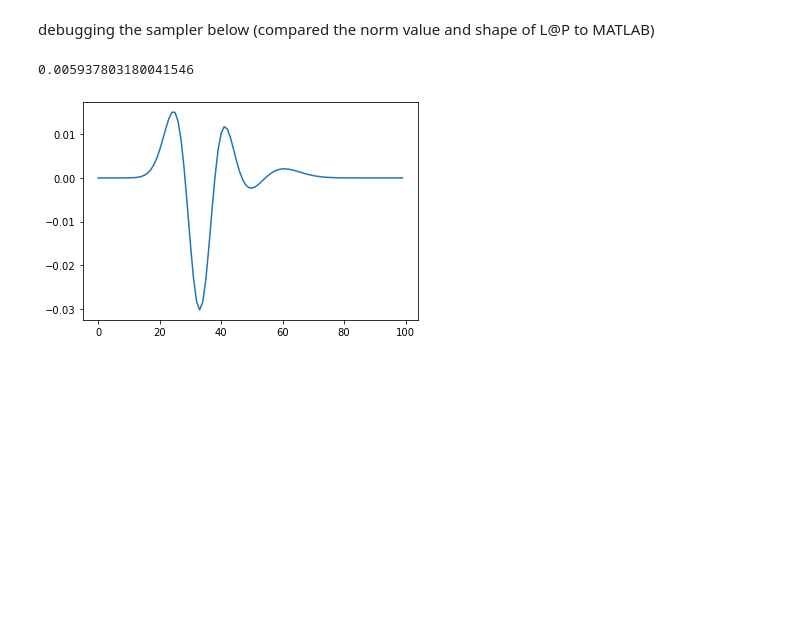
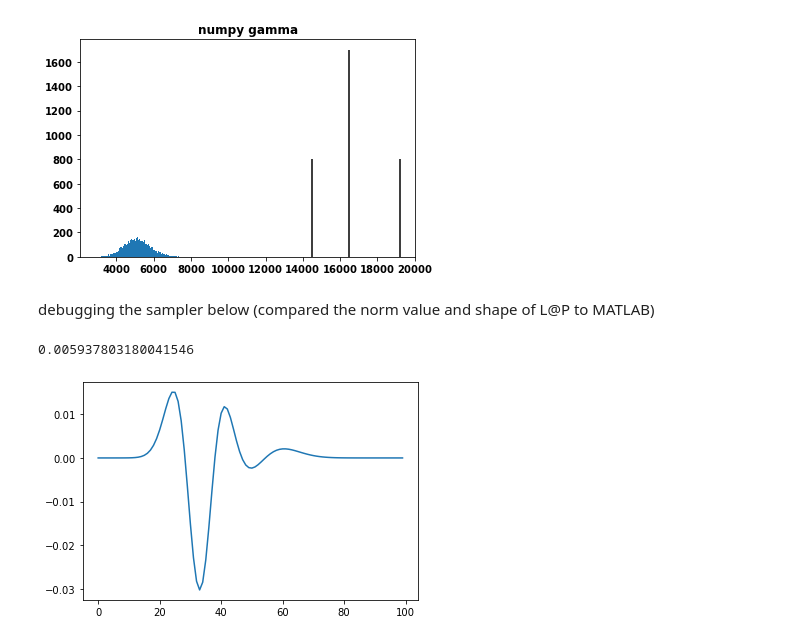
Before and after one commit to StollLab/dive-scripts, a Jupyter notebook: randP/test_randdelta.ipynb, the cells around one changed output. Drawn from its saved outputs; the diff is of its cells as text; code cells hidden in the pictures; blank space fills up the shorter version.

```diff
--- a/randP/test_randdelta.ipynb
+++ b/randP/test_randdelta.ipynb
@@ -71,3 +82,10 @@ plt.vlines([14500,16500,19200],[0,0,0],[800, 1700, 800],'k')
+# %%
+plt.hist(delta_np,bins = 100)
+plt.vlines([14500,16500,19200],[0,0,0],[800, 1700, 800],'k')
+plt.title('numpy gamma')
+plt.show()
+# %% [output]
+[figure, added]
 # %% [markdown]
 debugging the sampler below (compared the norm value and shape of L@P to MATLAB)
 # %%
```
Also changed, not shown: parts of 6 cells of this notebook, 4 other files.
